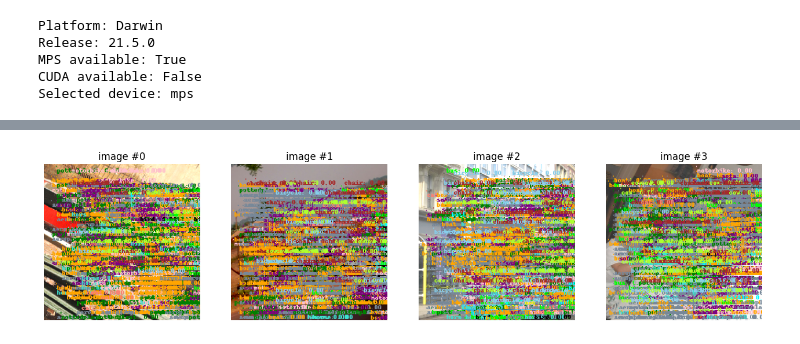
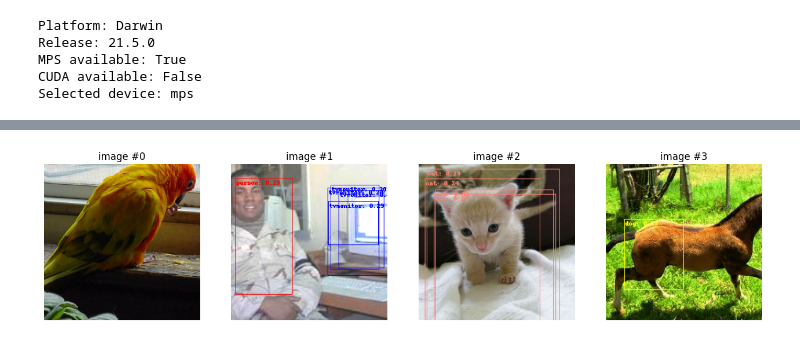
Before and after one commit to iolkhovsky/fcos, a Jupyter notebook: Sandbox.ipynb, the cells around one changed output, grey strips where cells are left out. Saved outputs shown, nothing was run; the diff lists cells and outputs as text; code cells hidden in the pictures.

```diff
--- a/Sandbox.ipynb
+++ b/Sandbox.ipynb
@@ -147,25 +103,25 @@ import torch
 
 
 def draw_predictions(imgs_batch, prediction, labels_codec, threshold=0.01):
-    boxes = [[] for i in range(len(imgs_batch))]
-    labels = [[] for i in range(len(imgs_batch))]
-    scores = [[] for i in range(len(imgs_batch))]
+    batch_size = len(imgs_batch)
 
-    pred_classes = prediction['classes']
-    pred_center = prediction['centerness']
+    boxes = [[] for i in range(batch_size)]
+    labels = [[] for i in range(batch_size)]
+    scores = [[] for i in range(batch_size)]
+
+    pred_ids = prediction['classes']
+    pred_scores = prediction['scores']
     pred_boxes = prediction['boxes']
 
-    for img_idx in range(len(pred_classes)):
-        img_classes = pred_classes[img_idx]
-        img_centerness = pred_center[img_idx]
+    for img_idx in range(batch_size):
+        img_ids = pred_ids[img_idx]
+        img_scores = pred_scores[img_idx]
         img_boxes = pred_boxes[img_idx]
 
-        final_scores = img_classes * img_centerness
-        max_scores, max_indices = torch.max(final_scores, axis=1)
-        mask = max_scores > threshold
+        mask = img_scores >= threshold
 
-        filtered_scores = max_scores[mask]
-        filtered_labels = max_indices[mask]
+        filtered_scores = img_scores[mask]
+        filtered_labels = img_ids[mask]
         filtered_boxes = img_boxes[mask]
 
         for score, label, box in zip(filtered_scores, filtered_labels, filtered_boxes):
@@ -193,9 +149,10 @@ def draw_predictions(imgs_batch, prediction, labels_codec, threshold=0.01):
         scores_batch=scores,
         codec=labels_codec
     )
-
-
-
-draw_predictions(img.to('cpu'), model(img.to('cpu')), LabelsCodec(), 0.001)
-# %% [output]
-[figure, removed]
+# %%
+eval_model = model.eval().to('cpu')
+pred = eval_model(img.to('cpu'))
+# %%
+draw_predictions(img.to('cpu'), pred, LabelsCodec(), 0.2)
+# %% [output]
+[figure, added]
```
Also changed, not shown: parts of 7 cells of this notebook, 1 other file.
